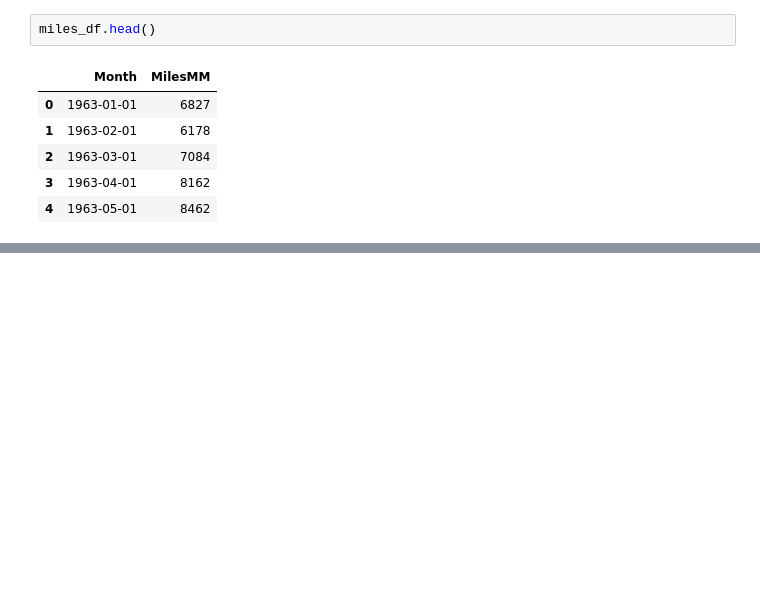
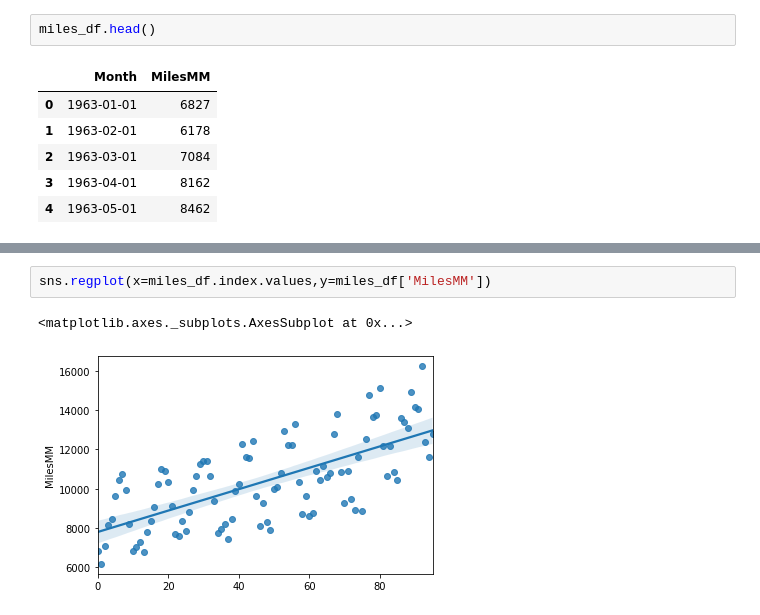
Before and after one commit to anmol0720/Time-Series-Forcasting, a Jupyter notebook: TensorFlow_with_GPU.ipynb, the cells around one changed output, grey strips where cells are left out. Saved outputs shown, nothing was run; the diff lists cells and outputs as text; blank space fills up the shorter version.

```diff
--- a/TensorFlow_with_GPU.ipynb
+++ b/TensorFlow_with_GPU.ipynb
@@ -225,0 +231,5 @@ miles_df.head()
+# %%
+sns.regplot(x=miles_df.index.values,y=miles_df['MilesMM'])
+# %% [output]
+<matplotlib.axes._subplots.AxesSubplot at 0x...>
+[figure, added]
```
Also changed, not shown: parts of 1 cell of this notebook.
